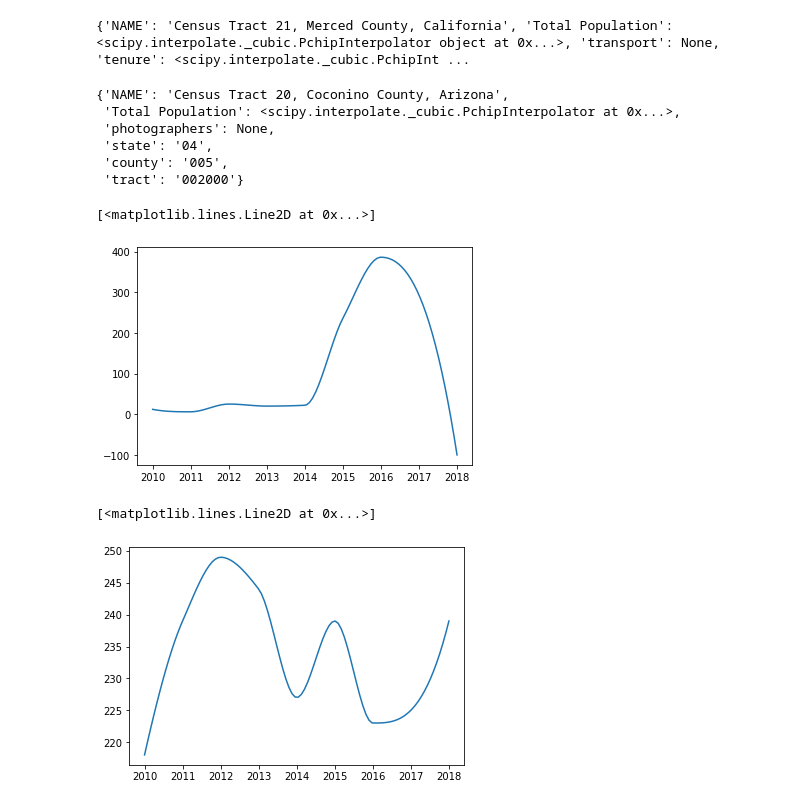
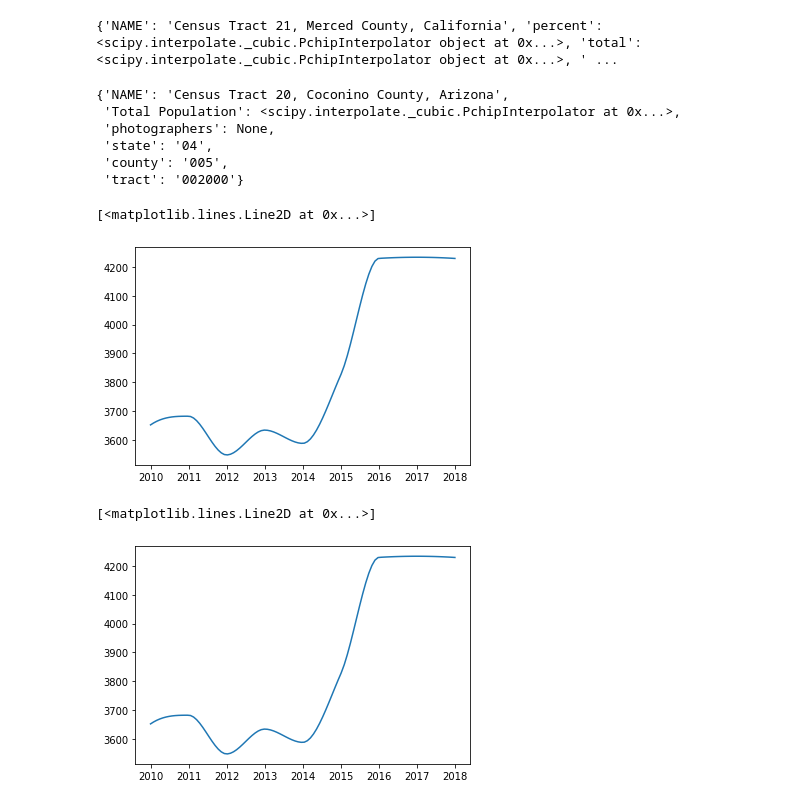
Before and after one commit to ericjm24/fuzzy-fortnight-project, a Jupyter notebook: census/Untitled.ipynb, the cells around one changed output. Cells and saved outputs as stored; diff of their text form; code cells hidden in the pictures.

```diff
--- a/census/Untitled.ipynb
+++ b/census/Untitled.ipynb
@@ -15,8 +83,8 @@ dat
 # %%
-dat = cn.get_data_spline_from_coord([-121.0, 37.0], data_names = {"B00001_001E":"Total Population", "B08532_015E":"transport", "B25129_039E":"tenure"})
+dat = cn.get_data_spline_from_coord([-121.0, 37.0], data_names = {"DP05_0001PE":"percent", "DP05_0001E":"total"})
 print(dat)
 # %% [output]
-{'NAME': 'Census Tract 21, Merced County, California', 'Total Population': <scipy.interpolate._cubic.PchipInterpolator object at 0x...>, 'transport': None, 'tenure': <scipy.interpolate._cubic.PchipInt ...
+{'NAME': 'Census Tract 21, Merced County, California', 'percent': <scipy.interpolate._cubic.PchipInterpolator object at 0x...>, 'total': <scipy.interpolate._cubic.PchipInterpolator object at 0x...>, ' ...
 # %%
 dat
 # %% [output]
@@ -27,12 +95,12 @@ dat
  'county': '005',
  'tract': '002000'}
 # %%
-plt.plot(x, dat["tenure"](x))
+plt.plot(x, dat["percent"](x))
 # %% [output]
 [<matplotlib.lines.Line2D at 0x...>]
-[figure, old version]
+[figure, new version]
 # %%
-plt.plot(x,dat["Total Population"](x))
+plt.plot(x,dat["total"](x))
 # %% [output]
 [<matplotlib.lines.Line2D at 0x...>]
-[figure, old version]
+[figure, new version]
```
Also changed, not shown: parts of 8 cells of this notebook, 8 other files.
